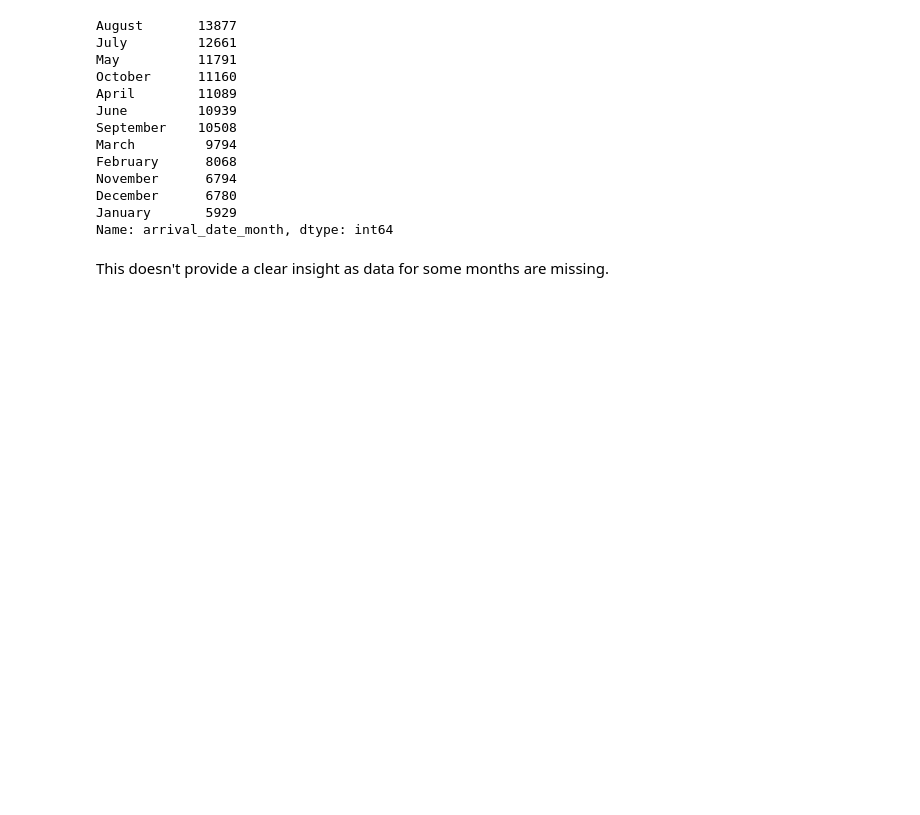
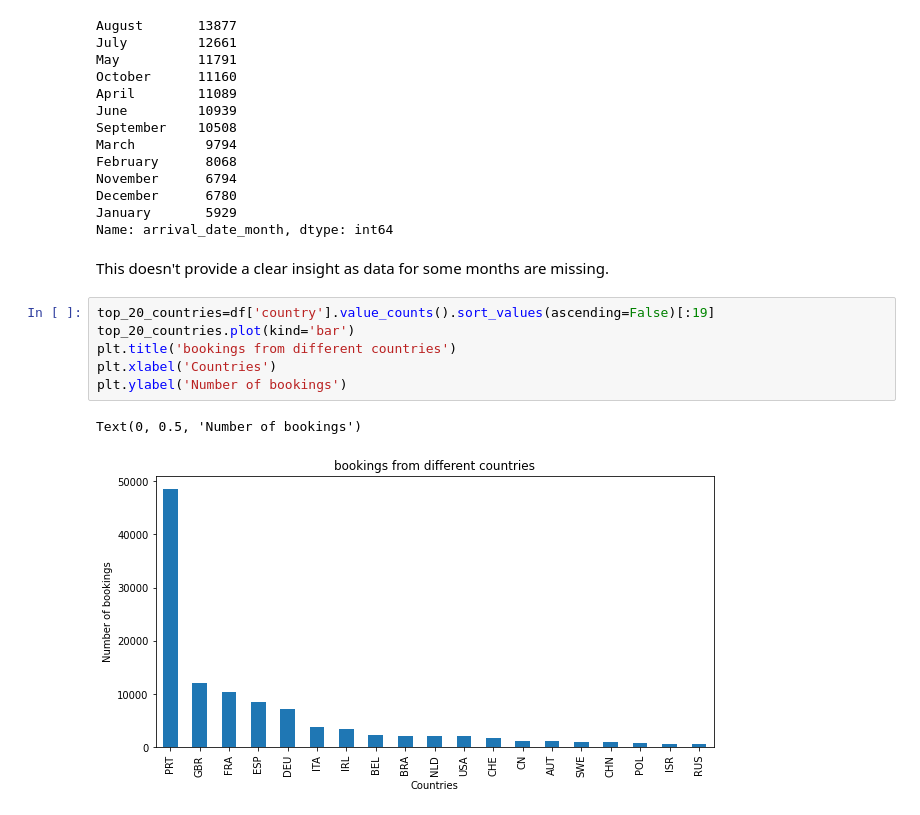
Before and after one commit to shiyasAli/EDA-project-Hotel-Booking-Analysis, a Jupyter notebook: Copy_of_Hotel_Booking_Analysis_Capstone_Project.ipynb, the cells around one changed output. Saved outputs shown, nothing was run; the diff lists cells and outputs as text; blank space fills up the shorter version.

Commit message:
hotel booking analysis second commit

```diff
--- a/Copy_of_Hotel_Booking_Analysis_Capstone_Project.ipynb
+++ b/Copy_of_Hotel_Booking_Analysis_Capstone_Project.ipynb
@@ -153,3 +153,12 @@ January       5929
 Name: arrival_date_month, dtype: int64
 # %% [markdown]
 This doesn't provide a clear insight as data for some months are missing.
+# %%
+top_20_countries=df['country'].value_counts().sort_values(ascending=False)[:19]
+top_20_countries.plot(kind='bar')
+plt.title('bookings from different countries')
+plt.xlabel('Countries')
+plt.ylabel('Number of bookings')
+# %% [output]
+Text(0, 0.5, 'Number of bookings')
+[figure, added]
```
Also changed, not shown: parts of 13 cells of this notebook.
